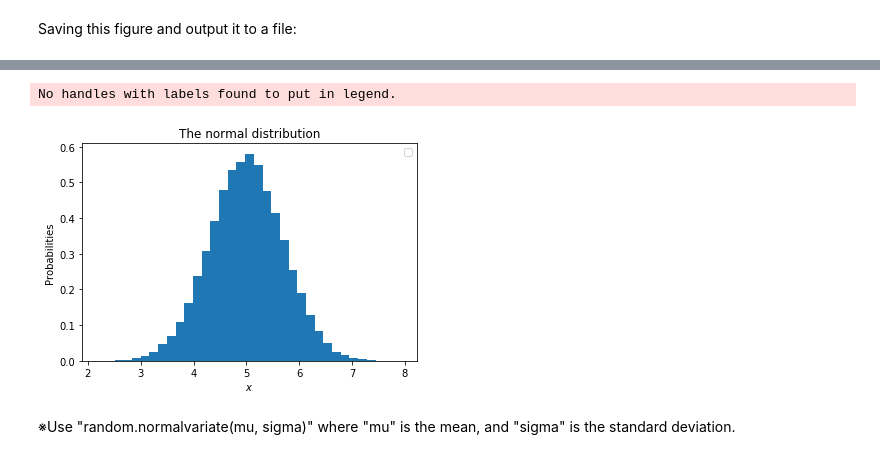
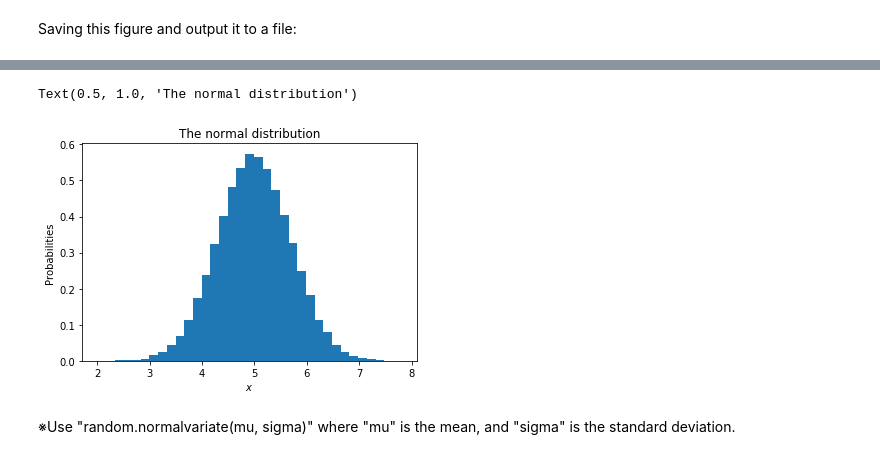
Before and after one commit to AaronLin417/Data-Science, a Jupyter notebook: Homework/04_Visualisation_with_matplotlib.ipynb, the cells around one changed output, grey strips where cells are left out. Saved outputs shown, nothing was run; the diff lists cells and outputs as text; code cells hidden in the pictures.

```diff
--- a/Homework/04_Visualisation_with_matplotlib.ipynb
+++ b/Homework/04_Visualisation_with_matplotlib.ipynb
@@ -107,16 +107,14 @@ plt.legend();
 # %%
 #Exercise
 data = [random.normalvariate(5,0.7) for _ in range(number_of_data_points)]
 plt.hist(data, bins=35, density=True);
 
 plt.xlabel("$x$")
 plt.ylabel("Probabilities")
 plt.title("The normal distribution")
-
-plt.legend();
 # %% [output]
-No handles with labels found to put in legend.
+Text(0.5, 1.0, 'The normal distribution')
-[figure, old version]
+[figure, new version]
 # %% [markdown]
 ※Use "random.normalvariate(mu, sigma)" where
 "mu" is the mean, and "sigma" is the standard deviation.
```
Also changed, not shown: parts of 5 cells of this notebook.
